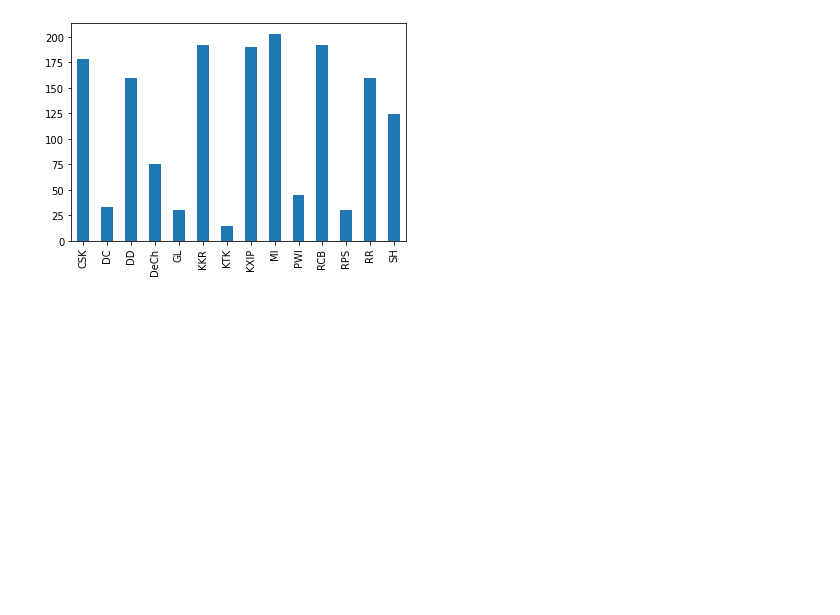
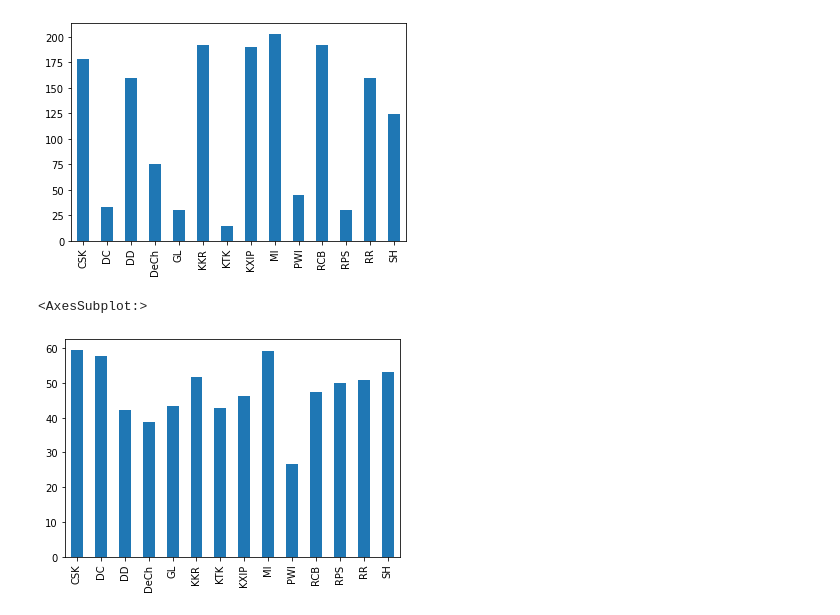
Before and after one commit to IPL-analysis-project/IPL-Dataset-Analysis, a Jupyter notebook: main.ipynb, the cells around one changed output. Drawn from its saved outputs; the diff is of its cells as text; code cells hidden in the pictures; blank space fills up the shorter version.

```diff
--- a/main.ipynb
+++ b/main.ipynb
@@ -160,3 +160,9 @@ total_matches.plot(kind = 'bar')
 # %% [output]
 <AxesSubplot:>
 [figure]
+# %%
+win_percentage = total_win/total_matches*100
+win_percentage.plot(kind = 'bar')
+# %% [output]
+<AxesSubplot:>
+[figure, added]
```
Also changed, not shown: parts of 2 cells of this notebook.
